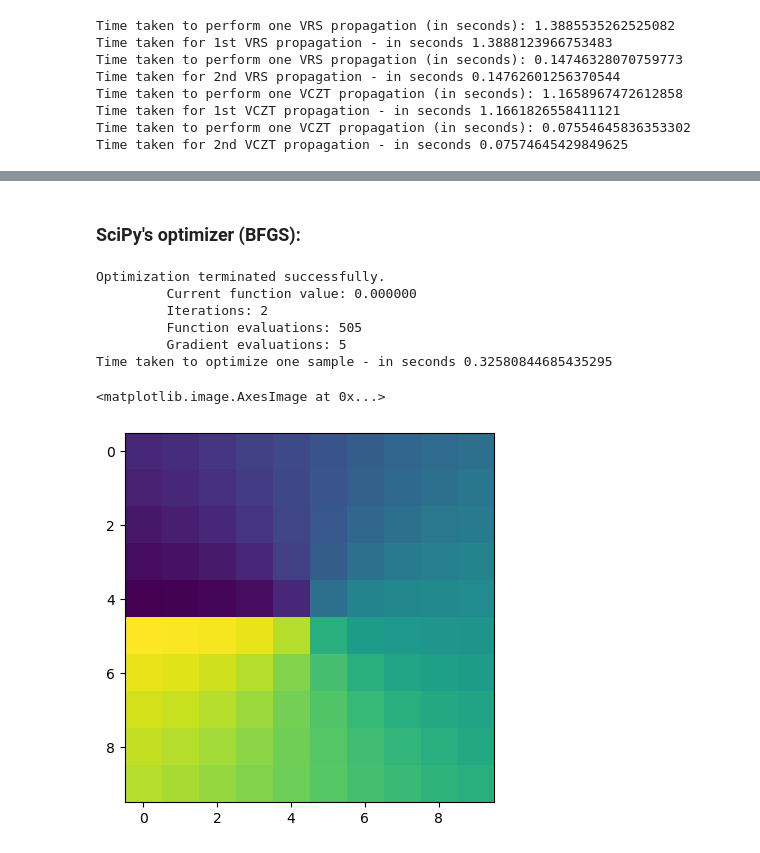
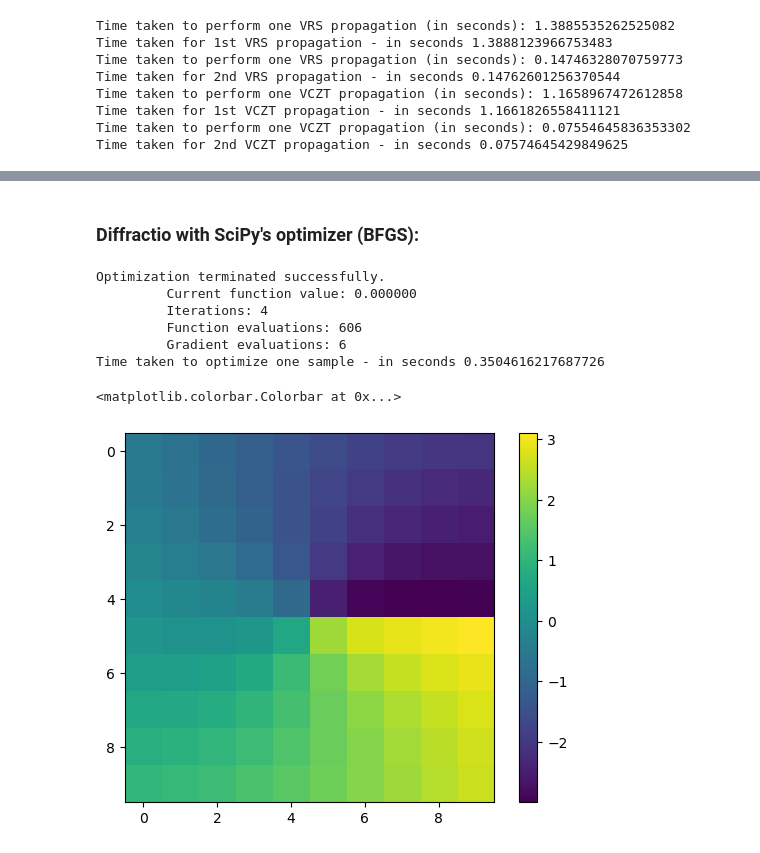
Before and after one commit to artificial-scientist-lab/XLuminA, a Jupyter notebook: examples/test_diffractio_vs_xlumina.ipynb, the cells around one changed output, grey strips where cells are left out. Cells and saved outputs as stored; diff of their text form; code cells hidden in the pictures.

```diff
--- a/examples/test_diffractio_vs_xlumina.ipynb
+++ b/examples/test_diffractio_vs_xlumina.ipynb
@@ -208,12 +207,12 @@ plt.imshow(phase_mask)
 # %%
-# Setup and loss function:
+# Define the setup
 def setup(gb, parameters):
+    gb_propagated = gb.RS_propagation(z=25000*mm)
     gb_modulated, _ = SLM(gb, parameters, gb.x.shape[0])
     return gb_modulated
 
 def mse_phase(input_light, target_light):
     return jnp.sum((jnp.angle(input_light.field) - jnp.angle(target_light.field)) ** 2) / resolution**2
-
 def loss(parameters):
     out = setup(gb, parameters)
     loss_val = mse_phase(out, gb_gt)
@@ -287,4 +286,4 @@ Time taken to optimize one sample - in seconds 3.445395551621914
 <matplotlib.image.AxesImage at 0x...>
 [figure]
 # %% [markdown]
-### SciPy's optimizer (BFGS):
+### Diffractio with SciPy's optimizer (BFGS):
@@ -314,21 +310,49 @@ def loss(parameters_flat):
+# %%
+# Optical setup
+def setup(gb, parameters):
+    gb_propagated = gb.RS(25000*mm)
+    gb_modulated, _ = npSLM(gb_propagated.u, parameters, gb.x.shape[0])
+    return gb_modulated
+
+def mse_phase(input_light, target_light):
+    return np.sum((np.angle(input_light) - np.angle(target_light.u)) ** 2) / resolution**2
+
+def phase(phase):
+    return np.exp(1j * phase)
+
+def npSLM(input_field, phase_array, shape):
+    slm = np.fromfunction(lambda i, j: phase(phase_array[i, j]),
+                           (shape, shape), dtype=int)
+    light_out = input_field * slm  # Multiplies element-wise
+    return light_out, slm
+
+def loss(parameters_flat):
+    parameters = parameters_flat.reshape(resolution, resolution)
+    out = setup(gb, parameters)
+    loss_val = mse_phase(out, gb_gt)
+    return loss_val
 # %%
 from scipy.optimize import minimize
 
 # Init parameters
 parameters = np.random.uniform(-np.pi, np.pi, (resolution, resolution)).flatten()
 
 # Optimizer
 tic = time.perf_counter()
 res = minimize(loss, parameters, method='BFGS', options={'disp': True})
 print("Time taken to optimize one sample - in seconds", time.perf_counter() - tic)
 
-plt.imshow((res.x).reshape(resolution, resolution))
+result = (res.x).reshape(resolution, resolution)
+
+# Wrap phase (-pi, pi):
+plt.imshow(np.arctan2(np.cos(result), np.sin(result)))
+plt.colorbar()
 # %% [output]
 Optimization terminated successfully.
          Current function value: 0.000000
-         Iterations: 2
-         Function evaluations: 505
-         Gradient evaluations: 5
-Time taken to optimize one sample - in seconds 0.32580844685435295
+         Iterations: 4
+         Function evaluations: 606
+         Gradient evaluations: 6
+Time taken to optimize one sample - in seconds 0.3504616217687726
-<matplotlib.image.AxesImage at 0x...>
+<matplotlib.colorbar.Colorbar at 0x...>
-[figure, old version]
+[figure, new version]
```
Also changed, not shown: parts of 11 cells of this notebook, 3 other files.
